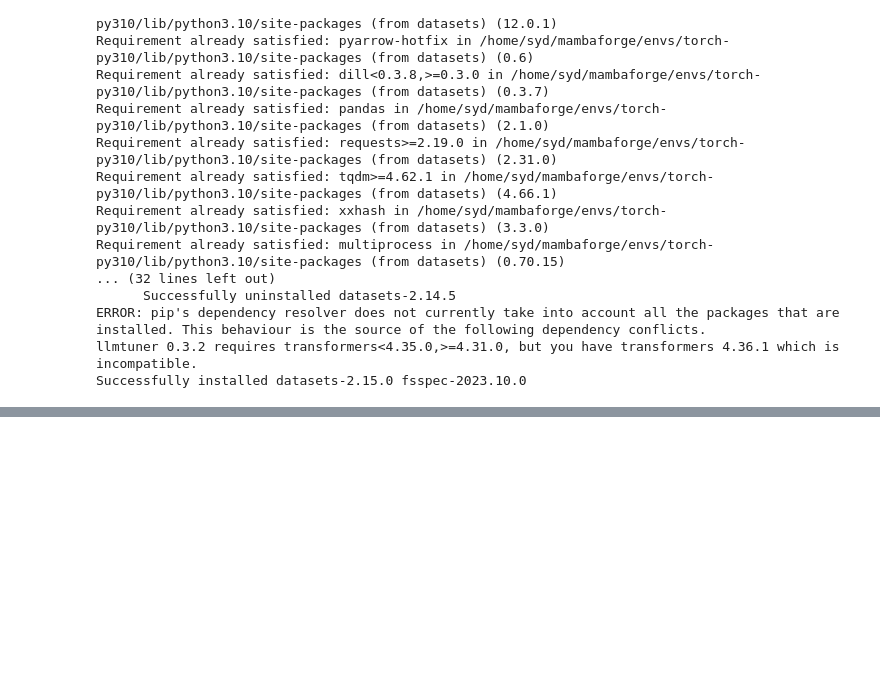
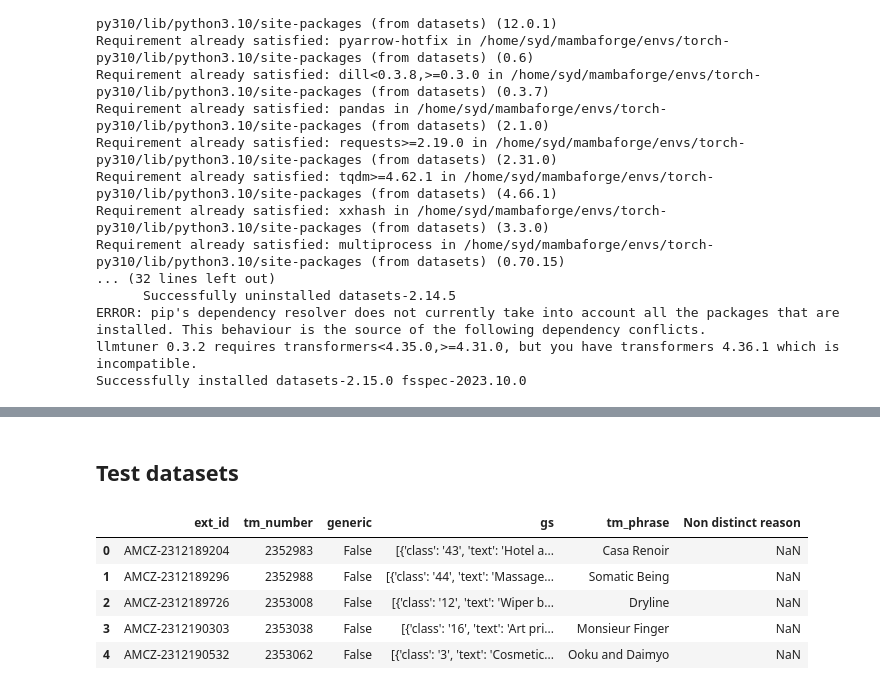
Before and after one commit to fivejjs/llama2-fine-tune, a Jupyter notebook: SFT-llm-experiments-2023-12-21.ipynb, the cells around one changed output, grey strips where cells are left out. Cells and saved outputs as stored; diff of their text form; code cells hidden in the pictures; blank space fills up the shorter version.

```diff
--- a/SFT-llm-experiments-2023-12-21.ipynb
+++ b/SFT-llm-experiments-2023-12-21.ipynb
@@ -71,0 +598,2 @@ Dataset({
+# %% [markdown]
+## Test datasets
@@ -71,0 +602,9 @@ Dataset({
+# %%
+test_df.head()
+# %% [output]
+|  | ext_id | tm_number | generic | gs | tm_phrase | Non distinct reason |
+| 0 | AMCZ-2312189204 | 2352983 | False | [{'class': '43', 'text': 'Hotel a... | Casa Renoir | NaN |
+| 1 | AMCZ-2312189296 | 2352988 | False | [{'class': '44', 'text': 'Massage... | Somatic Being | NaN |
+| 2 | AMCZ-2312189726 | 2353008 | False | [{'class': '12', 'text': 'Wiper b... | Dryline | NaN |
+| 3 | AMCZ-2312190303 | 2353038 | False | [{'class': '16', 'text': 'Art pri... | Monsieur Finger | NaN |
+| 4 | AMCZ-2312190532 | 2353062 | False | [{'class': '3', 'text': 'Cosmetic... | Ooku and Daimyo | NaN |
```
Also changed, not shown: parts of 25 cells of this notebook, 3 other files.
